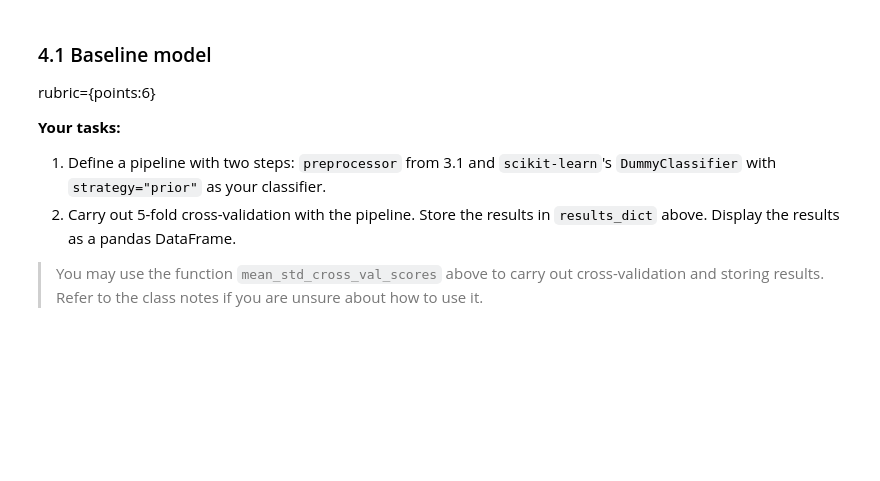
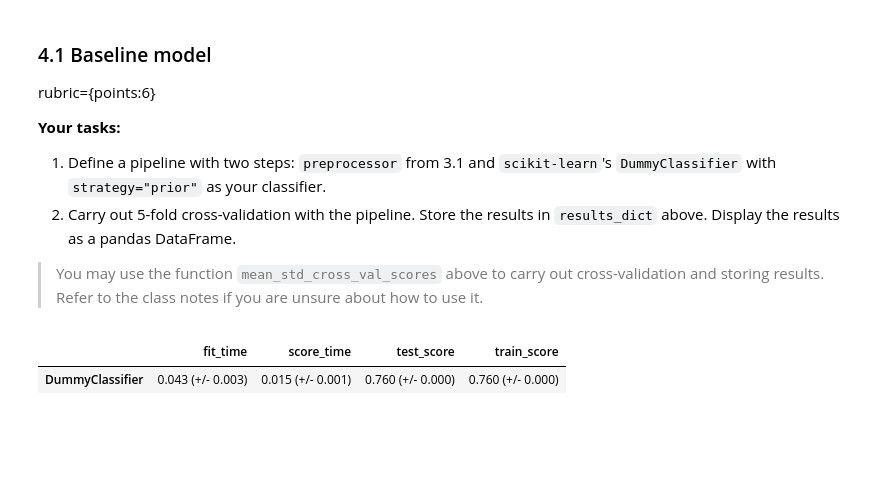
Before and after one commit to simon-roberts/cpsc330, a Jupyter notebook: hw/hw3/hw3.ipynb, the cells around one changed output. Drawn from its saved outputs; the diff is of its cells as text; code cells hidden in the pictures; blank space fills up the shorter version.

```diff
--- a/hw/hw3/hw3.ipynb
+++ b/hw/hw3/hw3.ipynb
@@ -262,0 +273,12 @@ preprocessor = None
+# %%
+preprocessor = make_column_transformer(
+    (StandardScaler(), numeric_features), # scaling on numeric features
+    (
+        make_pipeline(SimpleImputer(strategy="most_frequent"), OneHotEncoder(handle_unknown="ignore")),
+        categorical_features,
+    ),  # Imputation with the mode and OHE on categorical features
+    ("passthrough", passthrough_features),  # no transformations on the education.num
+    ("drop", drop_features),  # drop the drop features
+)
+
+preprocessor
@@ -262,0 +299,2 @@ preprocessor = None
+# %%
+preprocessor.fit_transform(X_train)
@@ -310,6 +355,17 @@ rubric={points:6}
 2. Carry out 5-fold cross-validation with the pipeline. Store the results in `results_dict` above. Display the results as a pandas DataFrame.
 
 > You may use the function `mean_std_cross_val_scores` above to carry out cross-validation and storing results. Refer to the class notes if you are unsure about how to use it.
+# %%
+pipe = make_pipeline(preprocessor, DummyClassifier(strategy="prior"))
+# %%
+ results_dict["DummyClassifier"] = mean_std_cross_val_scores(
+     pipe, X_train, y_train, return_train_score=True
+ )
+# %%
+pd.DataFrame(results_dict).T
+# %% [output]
+|  | fit_time | score_time | test_score | train_score |
+| DummyClassifier | 0.043 (+/- 0.003) | 0.015 (+/- 0.001) | 0.760 (+/- 0.000) | 0.760 (+/- 0.000) |
 # %% [markdown]
 <br><br>
 # %% [markdown]
```
Also changed, not shown: parts of 23 cells of this notebook.
